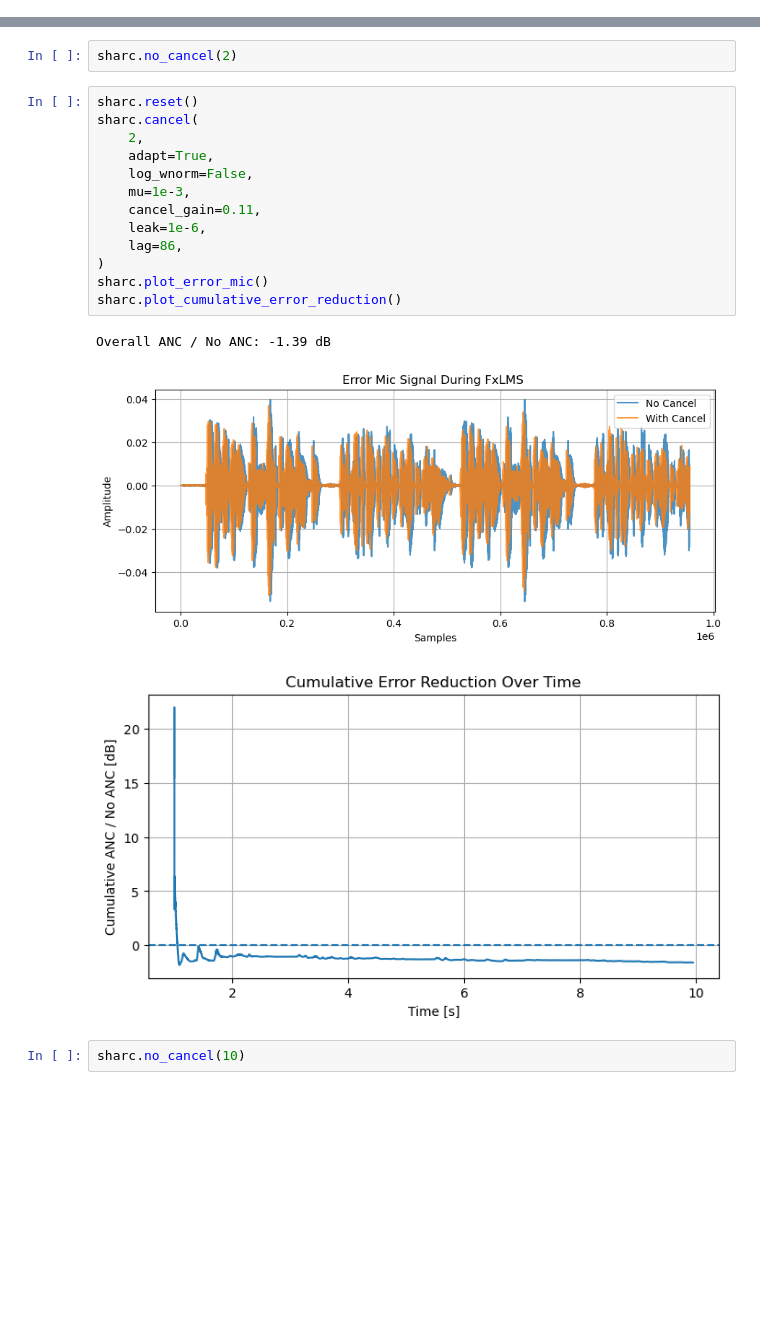
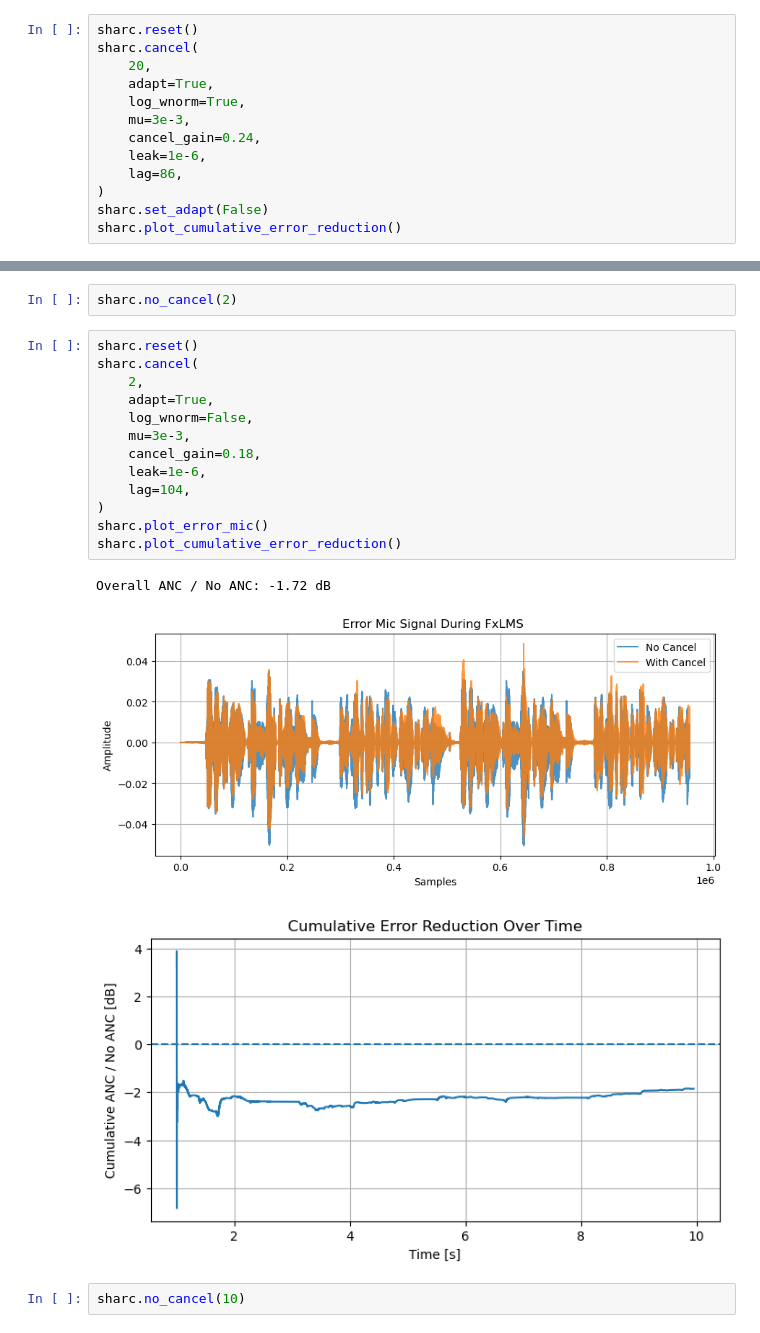
Before and after one commit to bowerirn/Reverb-Control, a Jupyter notebook: experiments/sharc_grid_search.ipynb, the cells around one changed output, grey strips where cells are left out. Cells and saved outputs as stored; diff of their text form; blank space fills up the shorter version.

```diff
--- a/experiments/sharc_grid_search.ipynb
+++ b/experiments/sharc_grid_search.ipynb
@@ -42,0 +52,13 @@ Using input:  USB2.0-MIDI 0
+# %%
+sharc.reset()
+sharc.cancel(
+    20,
+    adapt=True,
+    log_wnorm=True,
+    mu=3e-3,
+    cancel_gain=0.24,
+    leak=1e-6,
+    lag=86,
+)
+sharc.set_adapt(False)
+sharc.plot_cumulative_error_reduction()
@@ -47,20 +127,20 @@ sharc.no_cancel(2)
 # %%
 sharc.reset()
 sharc.cancel(
     2,
     adapt=True,
     log_wnorm=False,
-    mu=1e-3,
-    cancel_gain=0.11,
+    mu=3e-3,
+    cancel_gain=0.18,
     leak=1e-6,
-    lag=86,
+    lag=104,
 )
 sharc.plot_error_mic()
 sharc.plot_cumulative_error_reduction()
 # %% [output]
-Overall ANC / No ANC: -1.39 dB
+Overall ANC / No ANC: -1.72 dB
-[figure, old version]
+[figure, new version]
-[figure, old version]
+[figure, new version]
 # %%
 sharc.no_cancel(10)
 # %%
```
Also changed, not shown: parts of 31 cells of this notebook, 33 other files.
